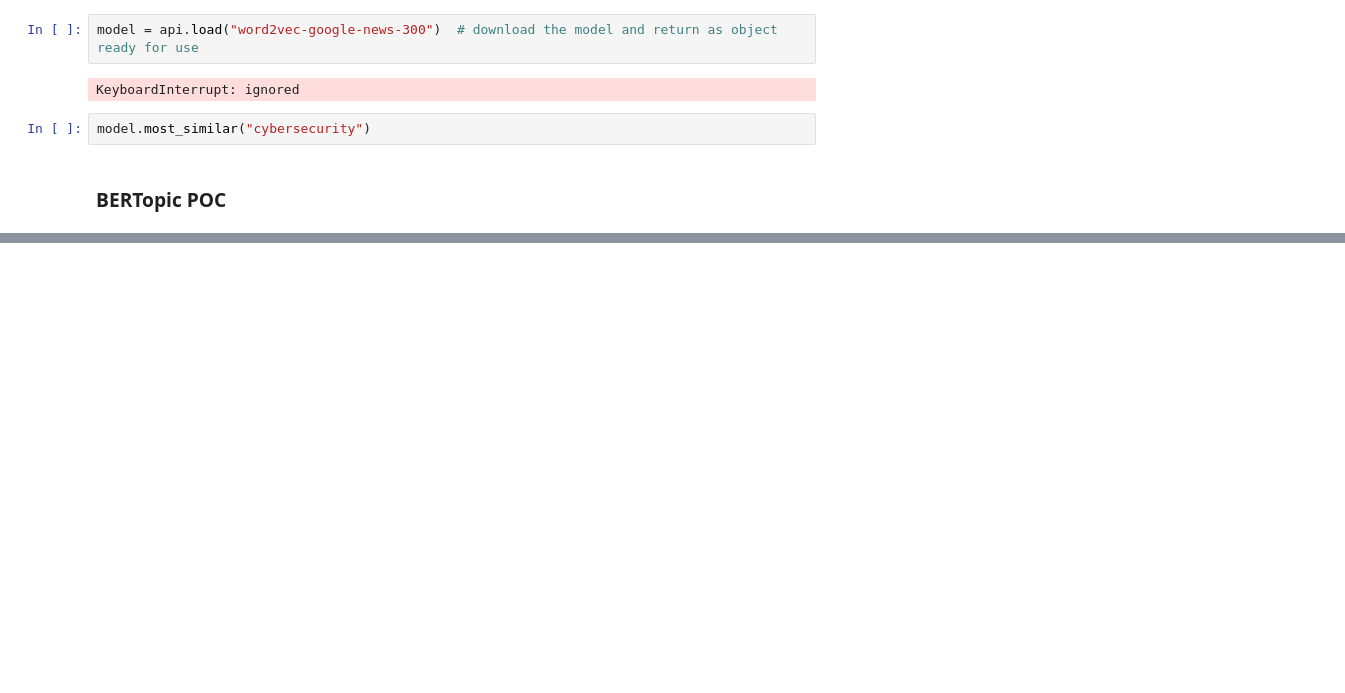
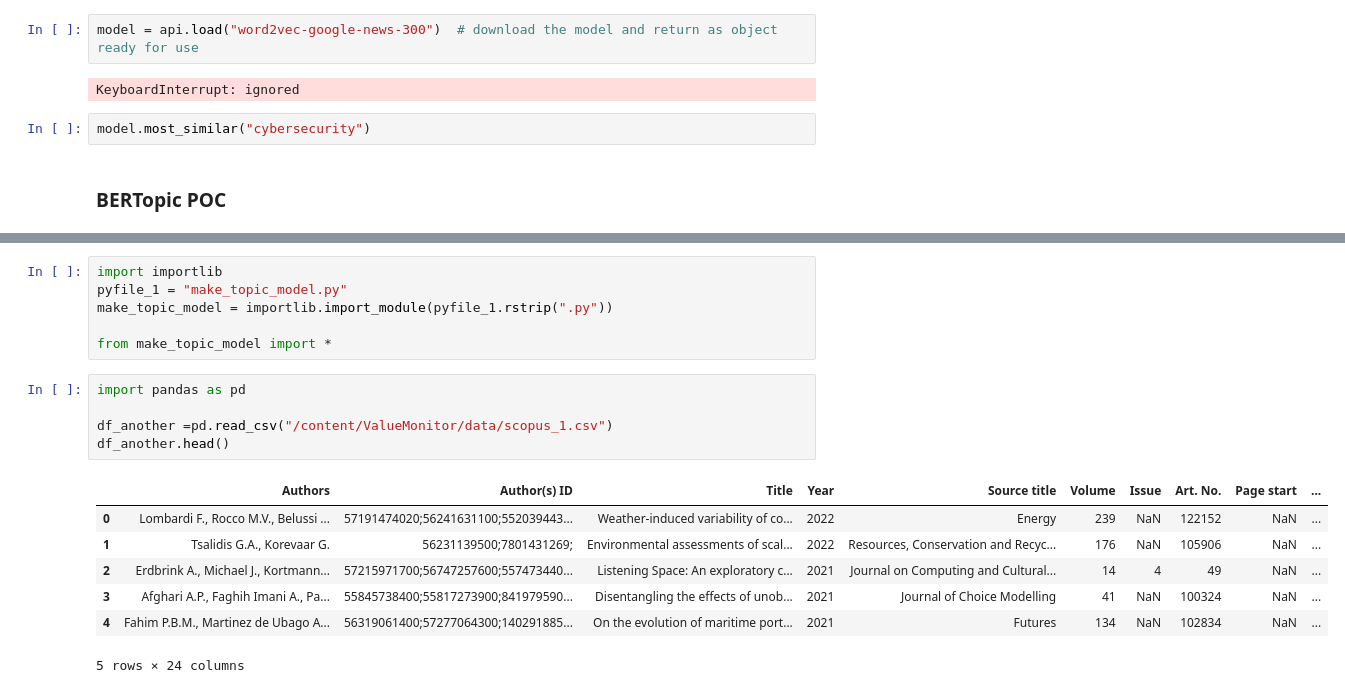
Before and after one commit to tristandewildt/ValueMonitor, a Jupyter notebook: Applying_Anchored_Corex.ipynb, the cells around one changed output, grey strips where cells are left out. Drawn from its saved outputs; the diff is of its cells as text; blank space fills up the shorter version.

```diff
--- a/Applying_Anchored_Corex.ipynb
+++ b/Applying_Anchored_Corex.ipynb
@@ -355,0 +373,19 @@ Successfully installed importlib-metadata-5.1.0 tensorflow-text-2.9.0
+# %%
+import importlib
+pyfile_1 = "make_topic_model.py"
+make_topic_model = importlib.import_module(pyfile_1.rstrip(".py"))
+
+from make_topic_model import *
+# %%
+import pandas as pd
+
+df_another =pd.read_csv("/content/ValueMonitor/data/scopus_1.csv")
+df_another.head()
+# %% [output]
+|  | Authors | Author(s) ID | Title | Year | Source title | Volume | Issue | Art. No. | Page start | ... |
+| 0 | Lombardi F., Rocco M.V., Belussi ... | 57191474020;56241631100;552039443... | Weather-induced variability of co... | 2022 | Energy | 239 | NaN | 122152 | NaN | ... |
+| 1 | Tsalidis G.A., Korevaar G. | 56231139500;7801431269; | Environmental assessments of scal... | 2022 | Resources, Conservation and Recyc... | 176 | NaN | 105906 | NaN | ... |
+| 2 | Erdbrink A., Michael J., Kortmann... | 57215971700;56747257600;557473440... | Listening Space: An exploratory c... | 2021 | Journal on Computing and Cultural... | 14 | 4 | 49 | NaN | ... |
+| 3 | Afghari A.P., Faghih Imani A., Pa... | 55845738400;55817273900;841979590... | Disentangling the effects of unob... | 2021 | Journal of Choice Modelling | 41 | NaN | 100324 | NaN | ... |
+| 4 | Fahim P.B.M., Martinez de Ubago A... | 56319061400;57277064300;140291885... | On the evolution of maritime port... | 2021 | Futures | 134 | NaN | 102834 | NaN | ... |
+5 rows × 24 columns
```
Also changed, not shown: parts of 19 cells of this notebook.
